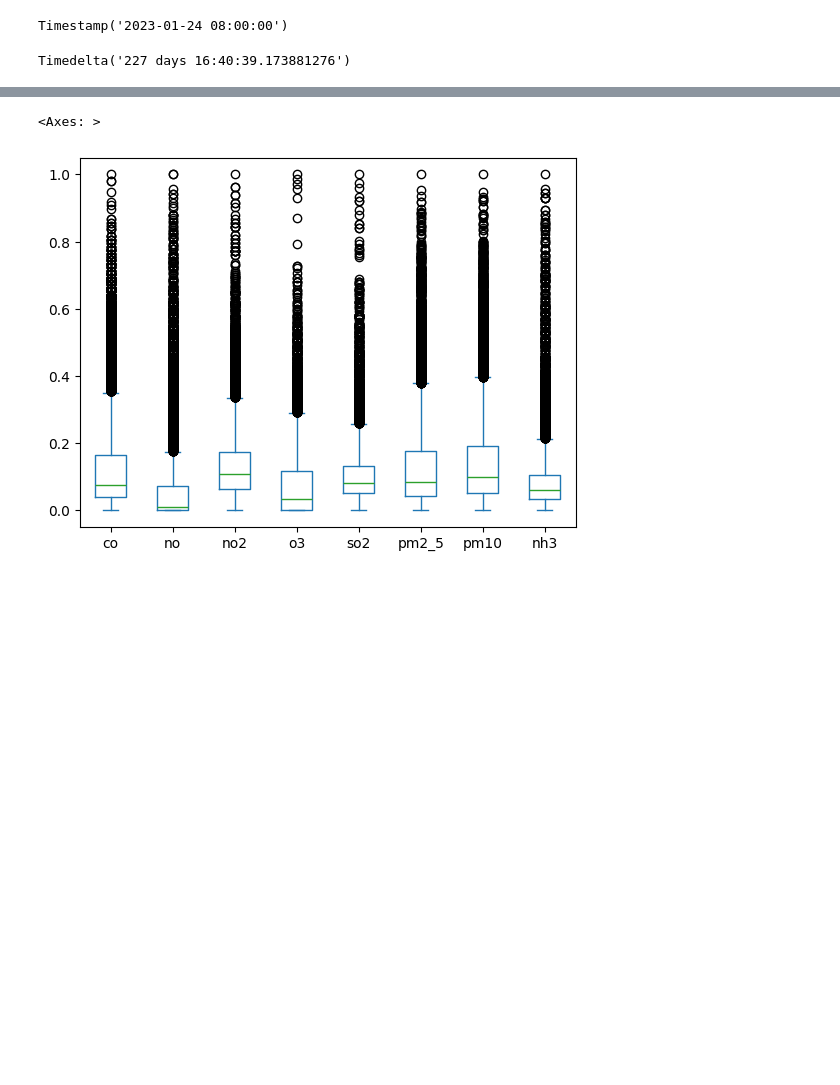
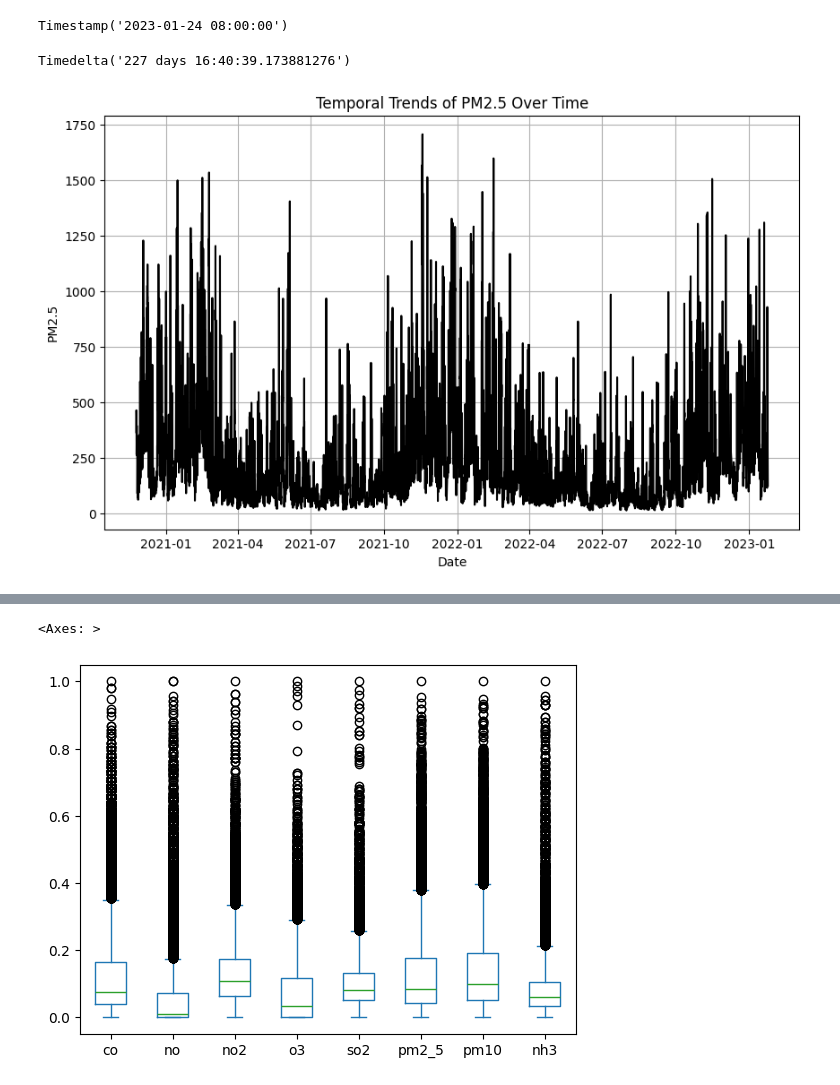
Before and after one commit to Aseempal81/delhiaqi, a Jupyter notebook: AQI_Delhi.ipynb, the cells around one changed output, grey strips where cells are left out. Saved outputs shown, nothing was run; the diff lists cells and outputs as text; code cells hidden in the pictures; blank space fills up the shorter version.

```diff
--- a/AQI_Delhi.ipynb
+++ b/AQI_Delhi.ipynb
@@ -92,0 +140,11 @@ Timedelta('227 days 16:40:39.173881276')
+# %%
+# Since PM 2.5 is of great oncern for respiratory health let us plot it first with time.
+plt.figure(figsize=(10, 6))
+plt.plot(df.index, df['pm2_5'], color='black', linestyle='-')
+plt.title('Temporal Trends of PM2.5 Over Time')
+plt.xlabel('Date')
+plt.ylabel('PM2.5')
+plt.grid(True)
+plt.show()
+# %% [output]
+[figure, added]
```
Also changed, not shown: parts of 24 cells of this notebook.
